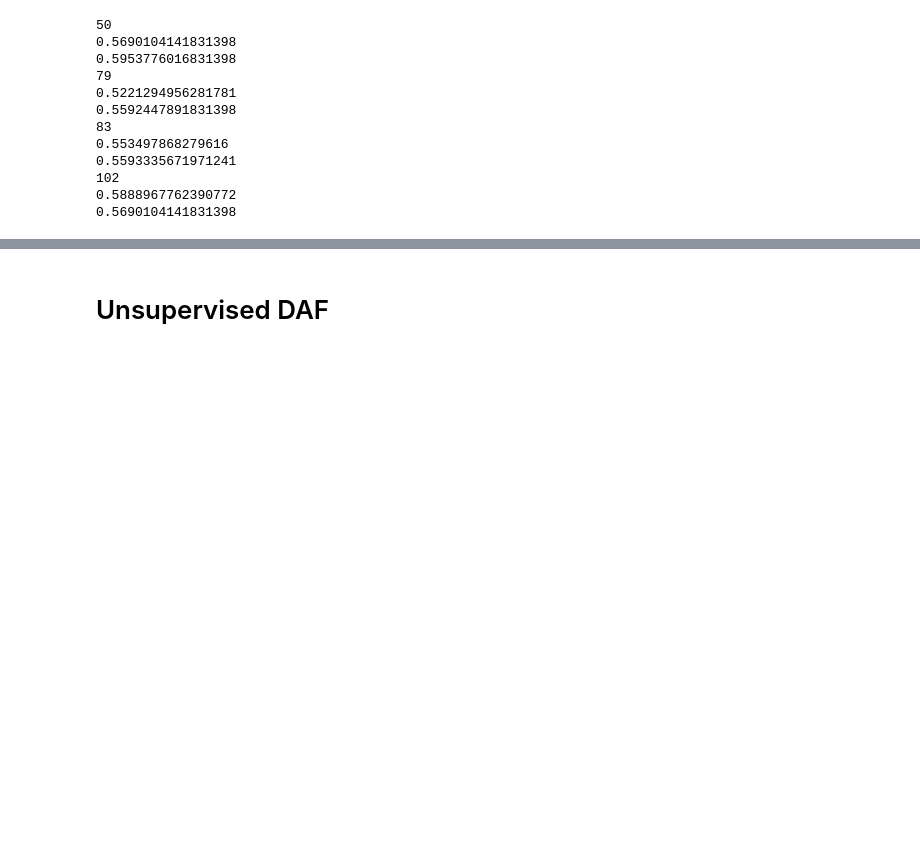
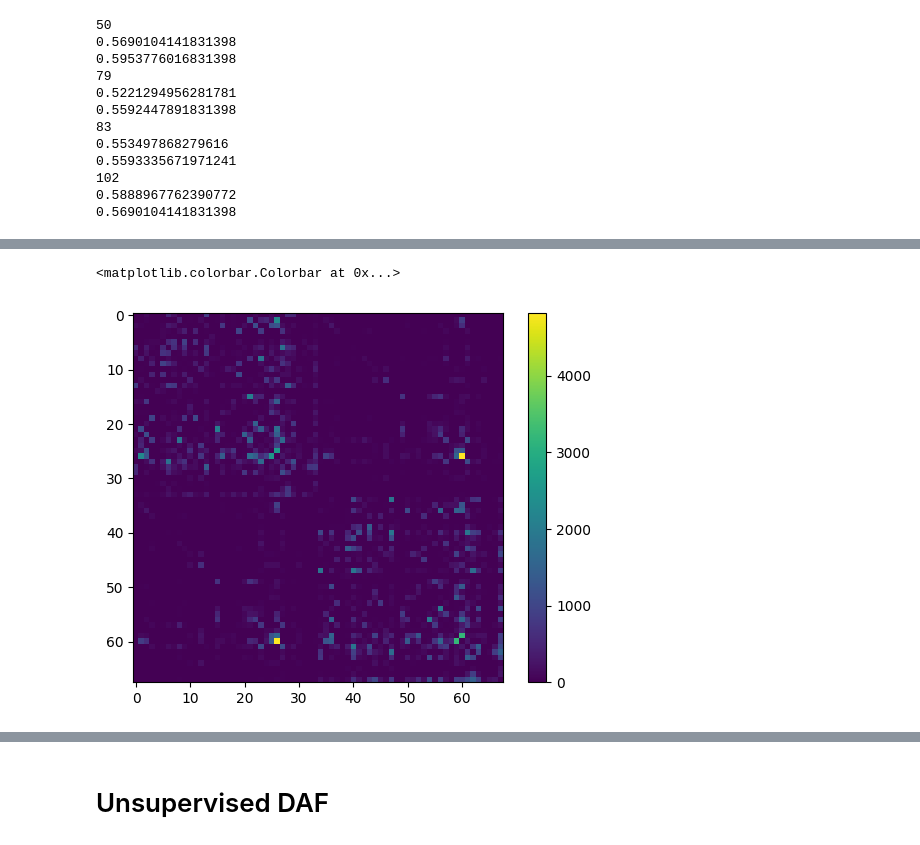
Before and after one commit to yixin-c/DAF-Reproduce, a Jupyter notebook: daf/DAF-sleep.ipynb, the cells around one changed output, grey strips where cells are left out. Saved outputs shown, nothing was run; the diff lists cells and outputs as text; code cells hidden in the pictures; blank space fills up the shorter version.

```diff
--- a/daf/DAF-sleep.ipynb
+++ b/daf/DAF-sleep.ipynb
@@ -573,0 +674,11 @@ for epoch in range(300):
+# %%
+# dataset = utils.TensorDataset(net_all, labels)
+# train_dataset = utils.Subset(dataset, train_id)
+# test_dataset = utils.Subset(dataset, test_id)
+
+# # Create dataloaders for full dataset, train, and test sets
+# # We use a reasonable batch size to avoid memory issues
+# batch_size = 128  # Adjust based on your memory constraints
+full_loader = utils.DataLoader(dataset, batch_size=128, shuffle=False)
+# train_loader = utils.DataLoader(train_dataset, batch_size=batch_size, shuffle=False)
+# test_loader = utils.DataLoader(test_dataset, batch_size=batch_size, shuffle=False)
@@ -573,0 +852,4 @@ for epoch in range(300):
+# %%
+# print("\nEvaluating on full dataset...")
+full_all, full_short, full_long = extract_results(full_loader, 'full')
+# test_all, test_short, test_long = extract_results(test_loader, 'test')
@@ -573,0 +945,6 @@ for epoch in range(300):
+# %%
+plt.imshow(full_long['X'].mean(0))
+plt.colorbar()
+# %% [output]
+<matplotlib.colorbar.Colorbar at 0x...>
+[figure, added]
```
Also changed, not shown: parts of 18 cells of this notebook.
